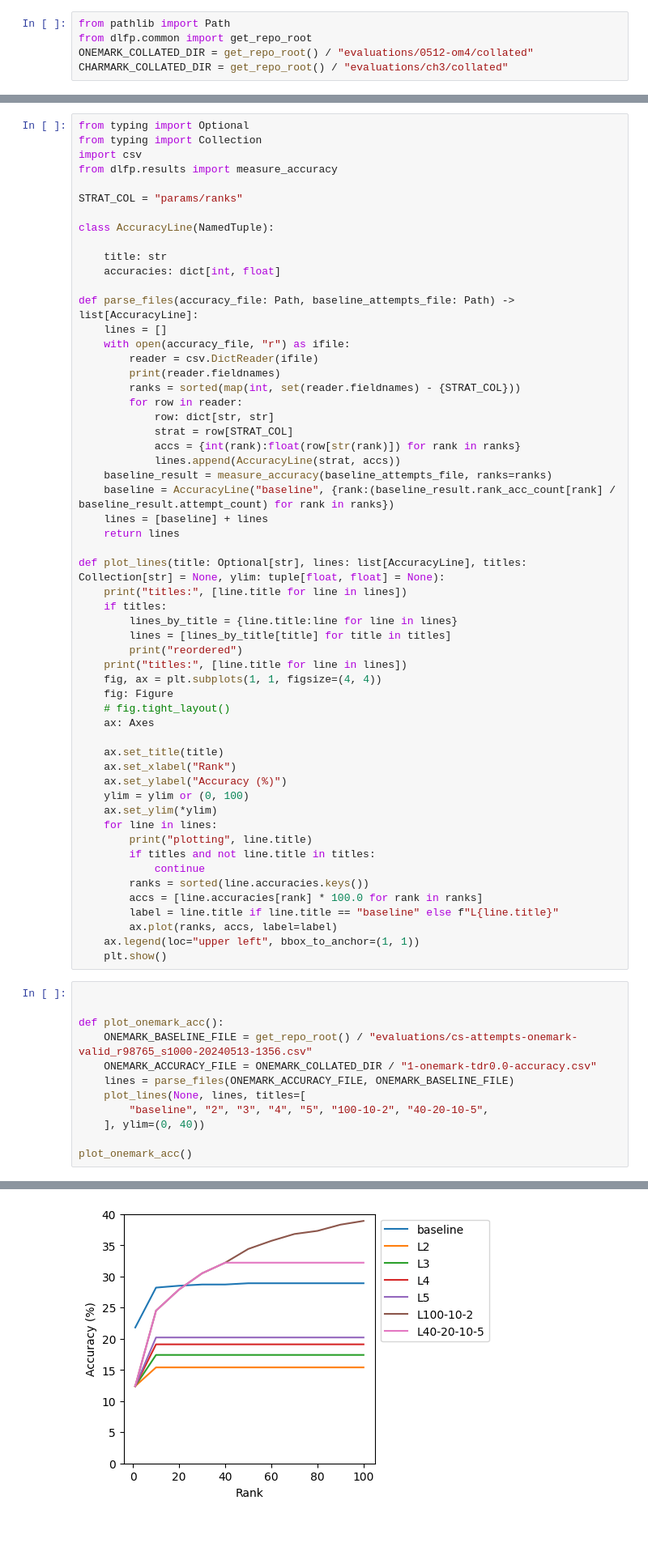
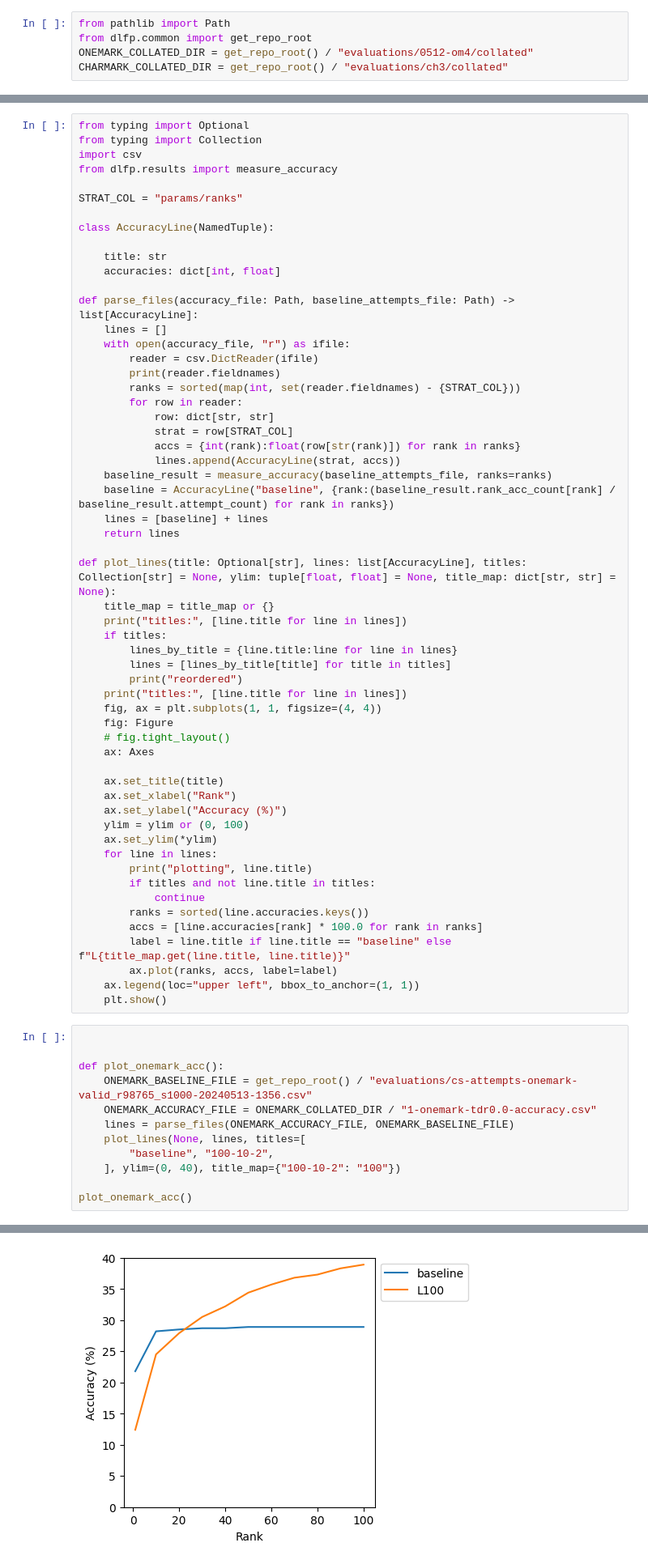
Before and after one commit to mike10004/csgy6953-fp1, a Jupyter notebook: dlfp/nb/figures.ipynb, the cells around one changed output, grey strips where cells are left out. Shown at 81% size. Cells and saved outputs as stored; diff of their text form; blank space fills up the shorter version.

Commit message:
remove unnecessary lines from word acc

```diff
--- a/dlfp/nb/figures.ipynb
+++ b/dlfp/nb/figures.ipynb
@@ -198,7 +198,8 @@ def parse_files(accuracy_file: Path, baseline_attempts_file: Path) -> list[Accur
     lines = [baseline] + lines
     return lines
 
-def plot_lines(title: Optional[str], lines: list[AccuracyLine], titles: Collection[str] = None, ylim: tuple[float, float] = None):
+def plot_lines(title: Optional[str], lines: list[AccuracyLine], titles: Collection[str] = None, ylim: tuple[float, float] = None, title_map: dict[str, str] = None):
+    title_map = title_map or {}
     print("titles:", [line.title for line in lines])
     if titles:
         lines_by_title = {line.title:line for line in lines}
@@ -221,7 +222,7 @@ def plot_lines(title: Optional[str], lines: list[AccuracyLine], titles: Collecti
             continue
         ranks = sorted(line.accuracies.keys())
         accs = [line.accuracies[rank] * 100.0 for rank in ranks]
-        label = line.title if line.title == "baseline" else f"L{line.title}"
+        label = line.title if line.title == "baseline" else f"L{title_map.get(line.title, line.title)}"
         ax.plot(ranks, accs, label=label)
     ax.legend(loc="upper left", bbox_to_anchor=(1, 1))
     plt.show()
@@ -233,8 +234,8 @@ def plot_onemark_acc():
     ONEMARK_ACCURACY_FILE = ONEMARK_COLLATED_DIR / "1-onemark-tdr0.0-accuracy.csv"
     lines = parse_files(ONEMARK_ACCURACY_FILE, ONEMARK_BASELINE_FILE)
     plot_lines(None, lines, titles=[
-        "baseline", "2", "3", "4", "5", "100-10-2", "40-20-10-5",
-    ], ylim=(0, 40))
+        "baseline", "100-10-2",
+    ], ylim=(0, 40), title_map={"100-10-2": "100"})
 
 plot_onemark_acc()
 # %% [output]
@@ -252,4 +248,4 @@ plotting 40-20-10-5
-[figure, old version]
+[figure, new version]
 # %%
 
 
```
Also changed, not shown: parts of 1 cell of this notebook, 3 other files.
